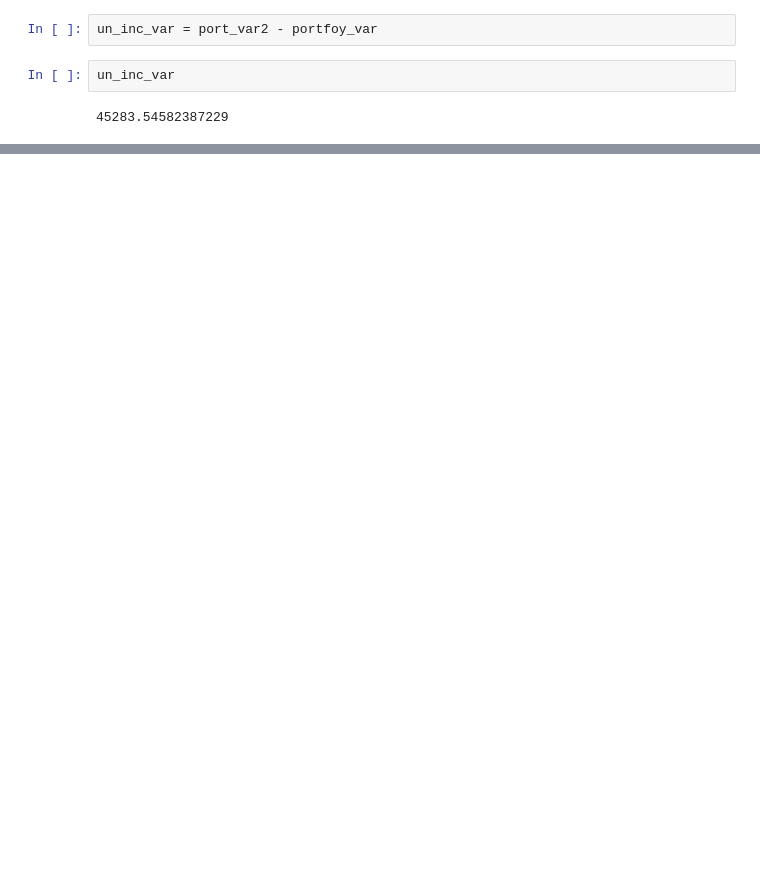
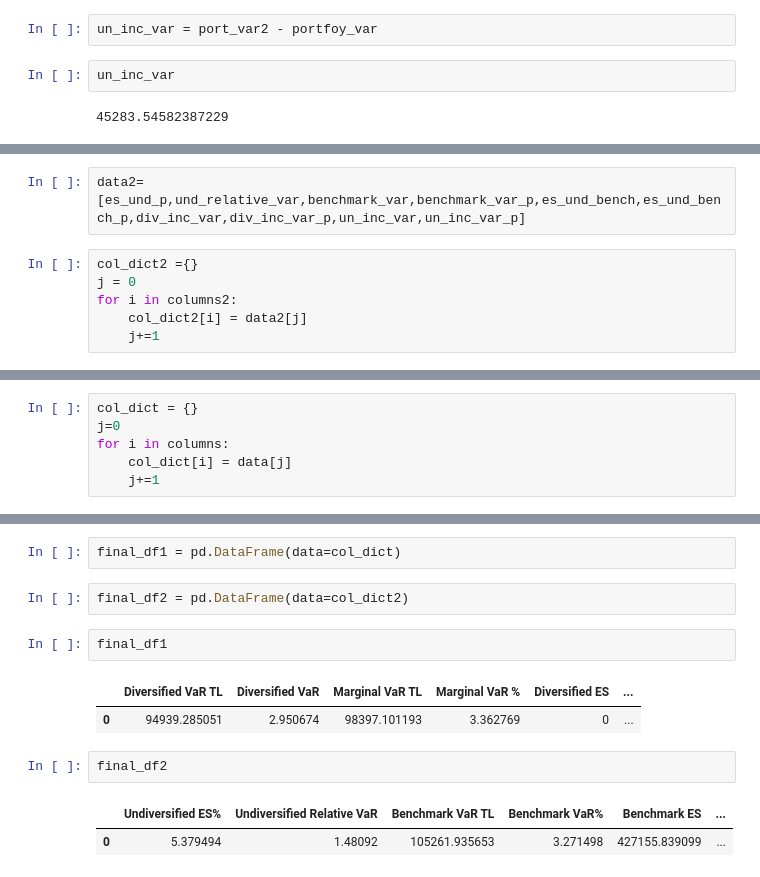
Before and after one commit to rifatcanuzunok/VaR-Calculation-with-UPH-Fund, a Jupyter notebook: UPH/UPH.ipynb, the cells around one changed output, grey strips where cells are left out. Cells and saved outputs as stored; diff of their text form; blank space fills up the shorter version.

```diff
--- a/UPH/UPH.ipynb
+++ b/UPH/UPH.ipynb
@@ -567,0 +762,8 @@ un_inc_var
+# %%
+data2= [es_und_p,und_relative_var,benchmark_var,benchmark_var_p,es_und_bench,es_und_bench_p,div_inc_var,div_inc_var_p,un_inc_var,un_inc_var_p]
+# %%
+col_dict2 ={}
+j = 0
+for i in columns2:
+    col_dict2[i] = data2[j]
+    j+=1
@@ -567,0 +783,6 @@ un_inc_var
+# %%
+col_dict = {}
+j=0
+for i in columns:
+    col_dict[i] = data[j]
+    j+=1
@@ -567,0 +802,14 @@ un_inc_var
+# %%
+final_df1 = pd.DataFrame(data=col_dict)
+# %%
+final_df2 = pd.DataFrame(data=col_dict2)
+# %%
+final_df1
+# %% [output]
+|  | Diversified VaR TL | Diversified VaR | Marginal VaR TL | Marginal VaR % | Diversified ES | ... |
+| 0 | 94939.285051 | 2.950674 | 98397.101193 | 3.362769 | 0 | ... |
+# %%
+final_df2
+# %% [output]
+|  | Undiversified ES% | Undiversified Relative VaR | Benchmark VaR TL | Benchmark VaR% | Benchmark ES | ... |
+| 0 | 5.379494 | 1.48092 | 105261.935653 | 3.271498 | 427155.839099 | ... |
```
Also changed, not shown: parts of 62 cells of this notebook, 7 other files.
